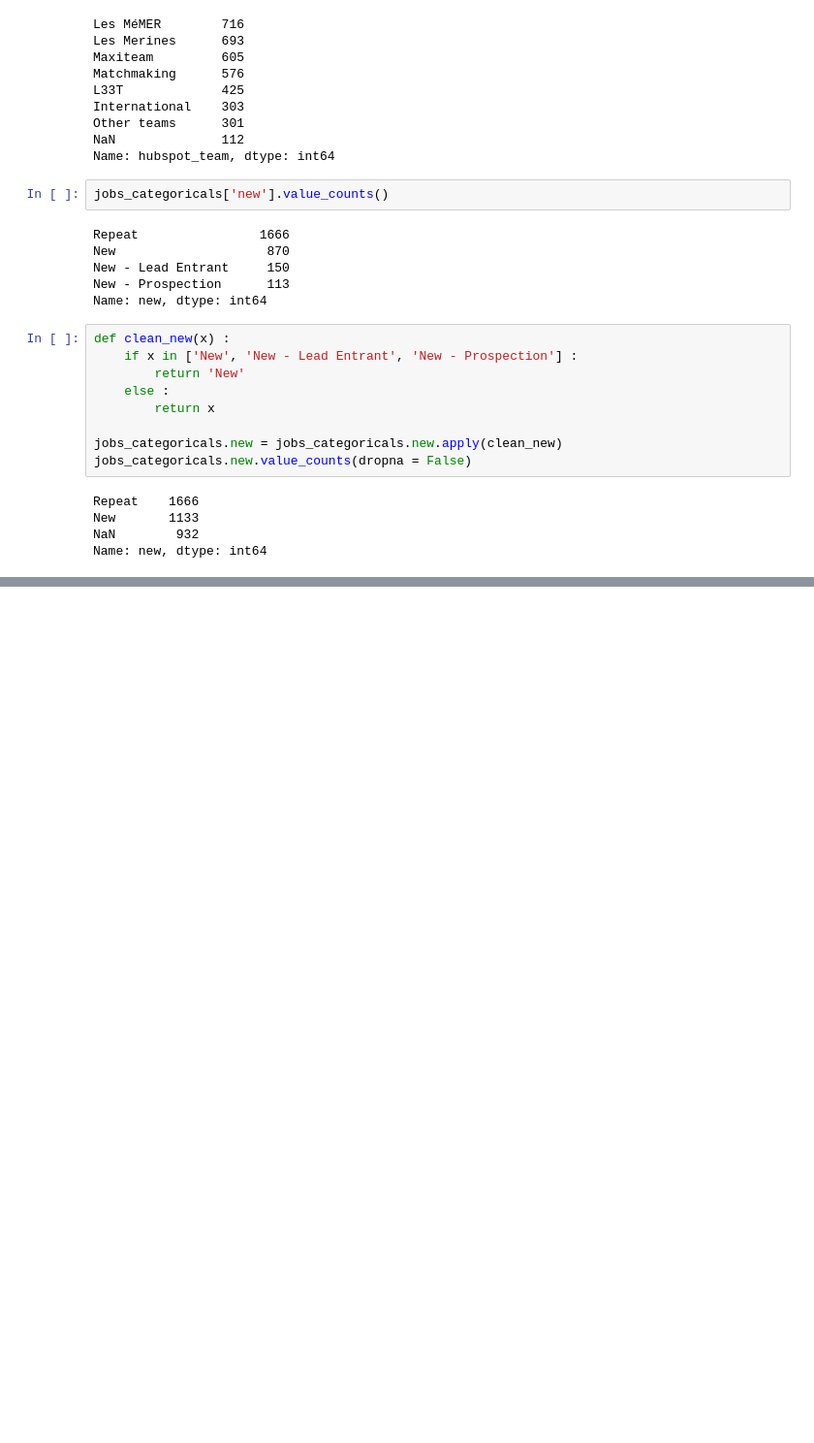
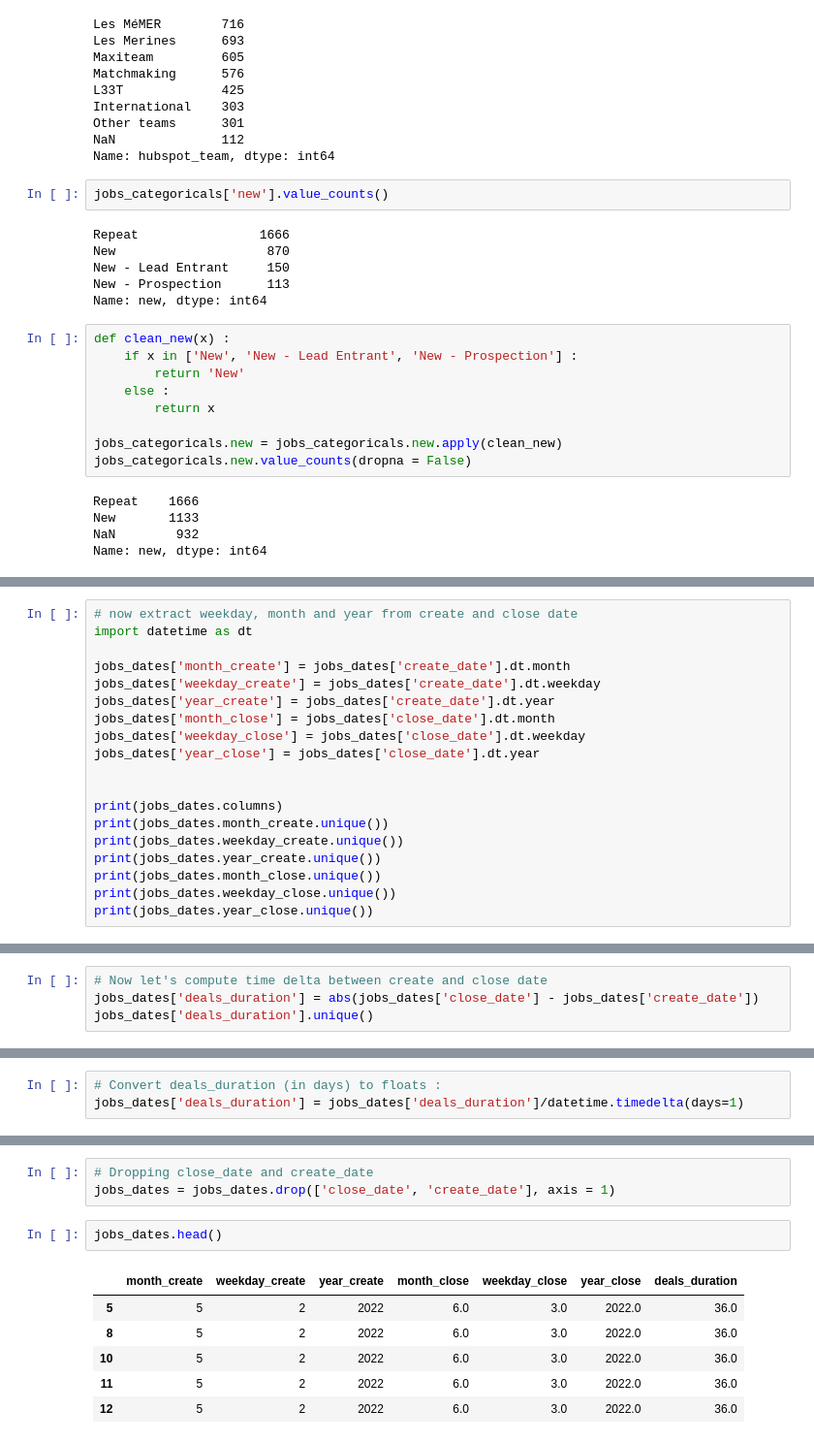
Before and after one commit to audedef/crm_project_ironhack, a Jupyter notebook: cleaning_deals.ipynb, the cells around one changed output, grey strips where cells are left out. Shown at 97% size. Cells and saved outputs as stored; diff of their text form; blank space fills up the shorter version.

```diff
--- a/cleaning_deals.ipynb
+++ b/cleaning_deals.ipynb
@@ -1091,0 +1062,19 @@ array(['Convention de recrutement / Recruitment contract', 'Scan RH',
+# %%
+# now extract weekday, month and year from create and close date
+import datetime as dt
+
+jobs_dates['month_create'] = jobs_dates['create_date'].dt.month
+jobs_dates['weekday_create'] = jobs_dates['create_date'].dt.weekday
+jobs_dates['year_create'] = jobs_dates['create_date'].dt.year
+jobs_dates['month_close'] = jobs_dates['close_date'].dt.month
+jobs_dates['weekday_close'] = jobs_dates['close_date'].dt.weekday
+jobs_dates['year_close'] = jobs_dates['close_date'].dt.year
+
+
+print(jobs_dates.columns)
+print(jobs_dates.month_create.unique())
+print(jobs_dates.weekday_create.unique())
+print(jobs_dates.year_create.unique())
+print(jobs_dates.month_close.unique())
+print(jobs_dates.weekday_close.unique())
+print(jobs_dates.year_close.unique())
@@ -1091,0 +1091,4 @@ array(['Convention de recrutement / Recruitment contract', 'Scan RH',
+# %%
+# Now let's compute time delta between create and close date
+jobs_dates['deals_duration'] = abs(jobs_dates['close_date'] - jobs_dates['create_date'])
+jobs_dates['deals_duration'].unique()
@@ -1091,0 +1099,3 @@ array(['Convention de recrutement / Recruitment contract', 'Scan RH',
+# %%
+# Convert deals_duration (in days) to floats :
+jobs_dates['deals_duration'] = jobs_dates['deals_duration']/datetime.timedelta(days=1)
@@ -1091,0 +1115,12 @@ array(['Convention de recrutement / Recruitment contract', 'Scan RH',
+# %%
+# Dropping close_date and create_date
+jobs_dates = jobs_dates.drop(['close_date', 'create_date'], axis = 1)
+# %%
+jobs_dates.head()
+# %% [output]
+|  | month_create | weekday_create | year_create | month_close | weekday_close | year_close | deals_duration |
+| 5 | 5 | 2 | 2022 | 6.0 | 3.0 | 2022.0 | 36.0 |
+| 8 | 5 | 2 | 2022 | 6.0 | 3.0 | 2022.0 | 36.0 |
+| 10 | 5 | 2 | 2022 | 6.0 | 3.0 | 2022.0 | 36.0 |
+| 11 | 5 | 2 | 2022 | 6.0 | 3.0 | 2022.0 | 36.0 |
+| 12 | 5 | 2 | 2022 | 6.0 | 3.0 | 2022.0 | 36.0 |
```
Also changed, not shown: parts of 57 cells of this notebook, 2 other files.
